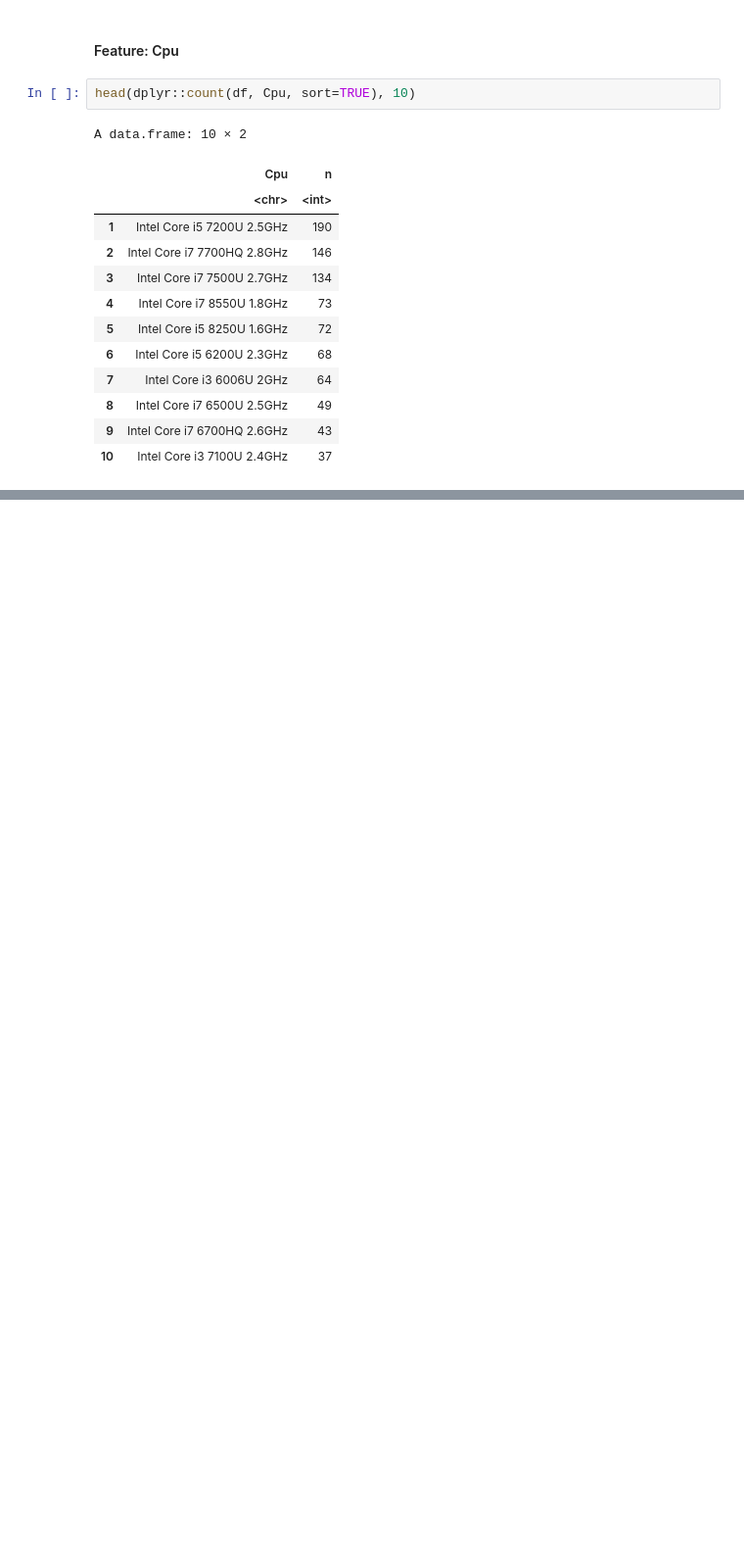
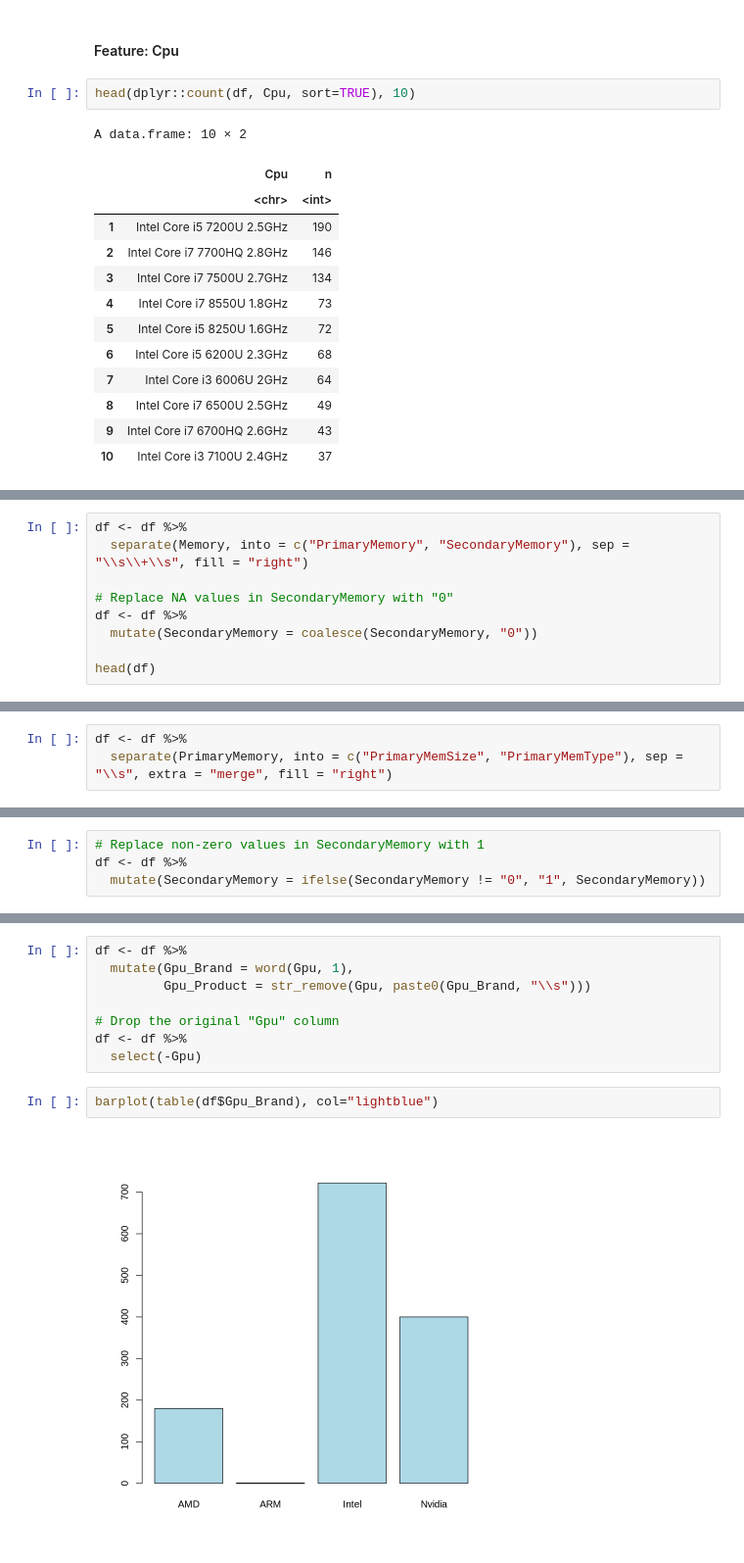
Before and after one commit to Lughaidh-w/Laptop-Price-Prediction-in-R, a Jupyter notebook: notebooks/data_preparation.ipynb, the cells around one changed output, grey strips where cells are left out. Shown: that part at 98% size. Cells and saved outputs as stored; diff of their text form; blank space fills up the shorter version.

```diff
--- a/notebooks/data_preparation.ipynb
+++ b/notebooks/data_preparation.ipynb
@@ -181,0 +218,9 @@ A data.frame: 10 × 2
+# %%
+df <- df %>%
+  separate(Memory, into = c("PrimaryMemory", "SecondaryMemory"), sep = "\\s\\+\\s", fill = "right")
+
+# Replace NA values in SecondaryMemory with "0"
+df <- df %>%
+  mutate(SecondaryMemory = coalesce(SecondaryMemory, "0"))
+
+head(df)
@@ -181,0 +259,3 @@ A data.frame: 10 × 2
+# %%
+df <- df %>%
+  separate(PrimaryMemory, into = c("PrimaryMemSize", "PrimaryMemType"), sep = "\\s", extra = "merge", fill = "right")
@@ -181,0 +282,4 @@ A data.frame: 10 × 2
+# %%
+# Replace non-zero values in SecondaryMemory with 1
+df <- df %>%
+  mutate(SecondaryMemory = ifelse(SecondaryMemory != "0", "1", SecondaryMemory))
@@ -181,0 +308,12 @@ A data.frame: 10 × 2
+# %%
+df <- df %>%
+  mutate(Gpu_Brand = word(Gpu, 1),
+         Gpu_Product = str_remove(Gpu, paste0(Gpu_Brand, "\\s")))
+
+# Drop the original "Gpu" column
+df <- df %>%
+  select(-Gpu)
+# %%
+barplot(table(df$Gpu_Brand), col="lightblue")
+# %% [output]
+[figure, added]
```
Also changed, not shown: parts of 28 cells of this notebook, 1 other file.
